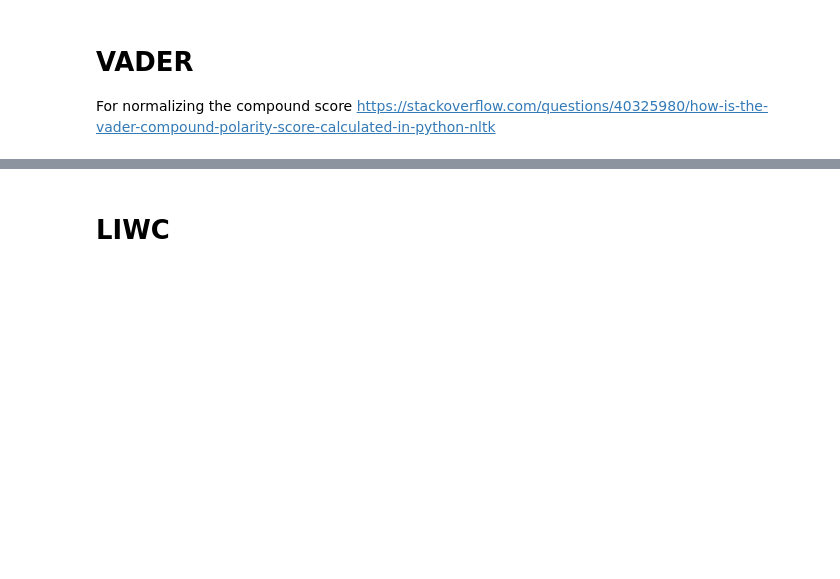
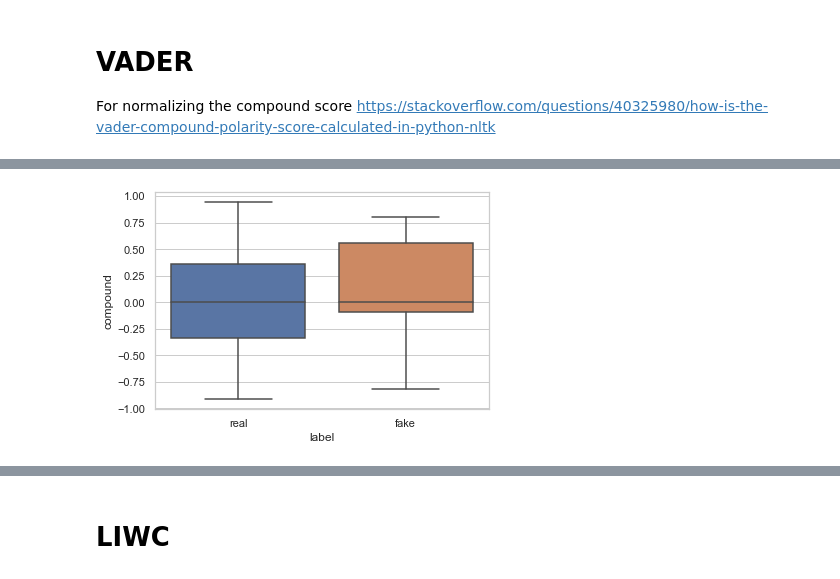
Before and after one commit to RosaLucassen/NLP_Analysis_COVID19, a Jupyter notebook: Final Gensim Method.ipynb, the cells around one changed output, grey strips where cells are left out. Drawn from its saved outputs; the diff is of its cells as text; code cells hidden in the pictures; blank space fills up the shorter version.

```diff
--- a/Final Gensim Method.ipynb
+++ b/Final Gensim Method.ipynb
@@ -459,3 +457,6 @@ data_VADER
+# %%
+data_VADER = VADER(data)
+data_VADER['Max'] = data_VADER.iloc[:, [2,3,4,5,6,7,8,9,10,11,12,13,14,15,16,17,18,19,20,21,22]].idxmax(axis=1)
 # %%
 data_VADER.update(data_VADER.iloc[:, 2:23].mul(data_VADER.compound, 0))
 # %%
@@ -462,0 +537,13 @@ data_VADER
+# %%
+def boxplot(data, topic):
+    dt = data[data.Max == topic]
+    #fake = dt[dt.label == "fake"]
+    #real = dt[dt.label == "real"]
+
+    import seaborn as sns
+    sns.set_theme(style="whitegrid")
+    ax = sns.boxplot(x=dt["label"], y = dt["compound"])
+# %%
+boxplot(data_VADER, "topic_0")
+# %% [output]
+[figure, added]
```
Also changed, not shown: parts of 64 cells of this notebook.
